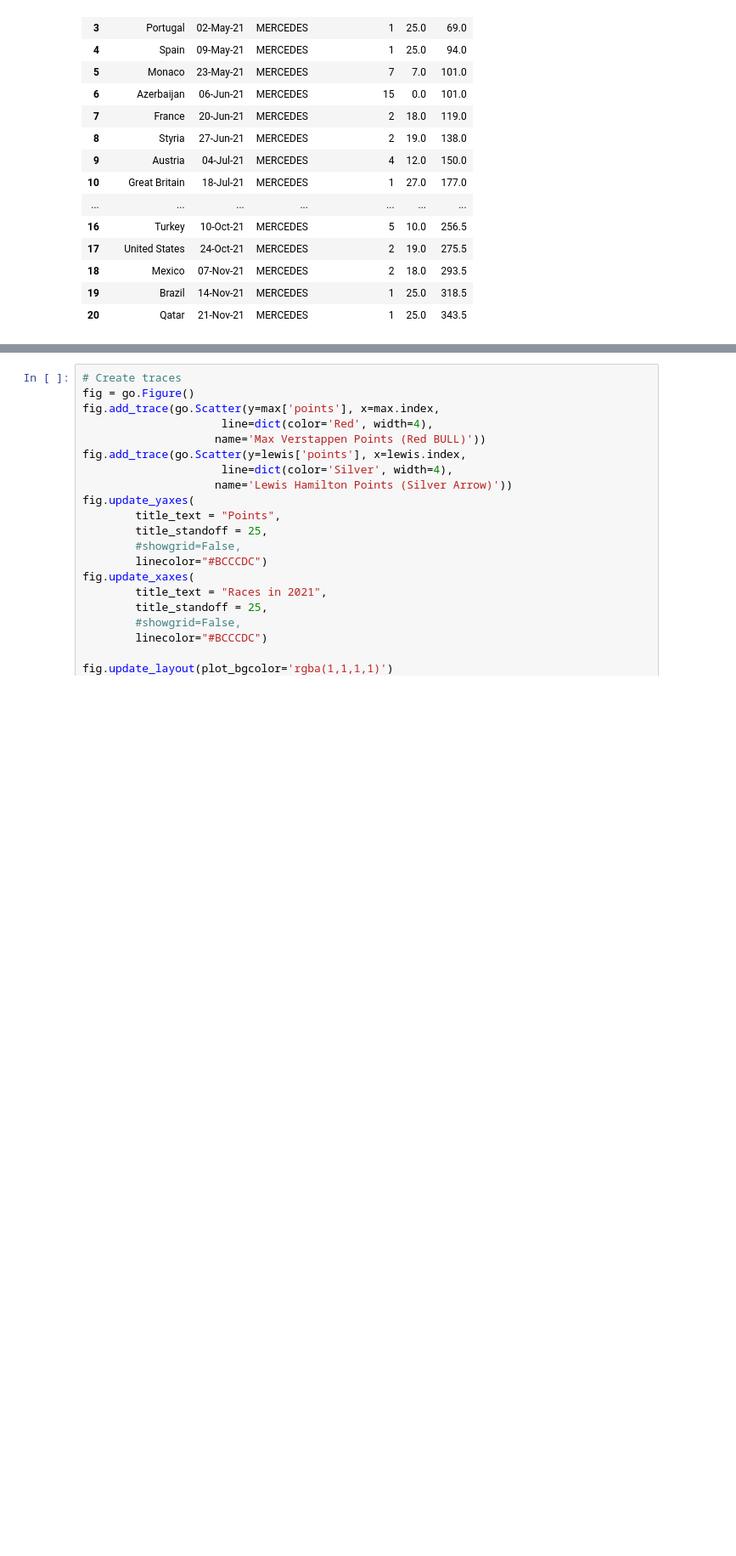
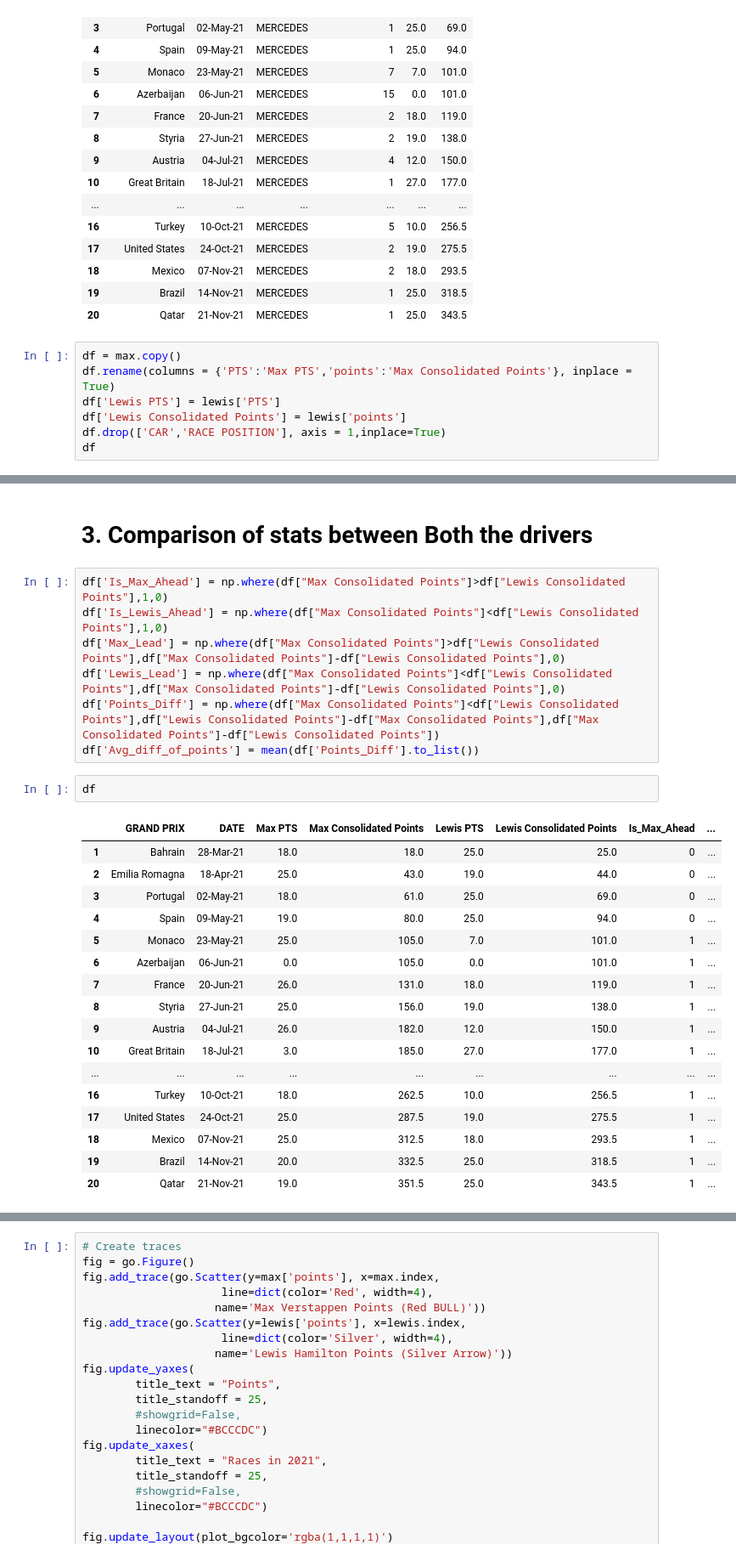
Before and after one commit to anantaoutlook/F1_2021_Champion, a Jupyter notebook: Jupyter File/F1_Champion.ipynb, the cells around one changed output, grey strips where cells are left out. Shown at 85% size. Drawn from its saved outputs; the diff is of its cells as text; blank space fills up the shorter version.

```diff
--- a/Jupyter File/F1_Champion.ipynb
+++ b/Jupyter File/F1_Champion.ipynb
@@ -93,3 +94,10 @@ lewis
 | 18 | Mexico | 07-Nov-21 | MERCEDES | 2 | 18.0 | 293.5 |
 | 19 | Brazil | 14-Nov-21 | MERCEDES | 1 | 25.0 | 318.5 |
 | 20 | Qatar | 21-Nov-21 | MERCEDES | 1 | 25.0 | 343.5 |
+# %%
+df = max.copy()
+df.rename(columns = {'PTS':'Max PTS','points':'Max Consolidated Points'}, inplace = True)
+df['Lewis PTS'] = lewis['PTS']
+df['Lewis Consolidated Points'] = lewis['points']
+df.drop(['CAR','RACE POSITION'], axis = 1,inplace=True)
+df
@@ -95,0 +122,29 @@ lewis
+# %% [markdown]
+# 3. Comparison of stats between Both the drivers
+# %%
+df['Is_Max_Ahead'] = np.where(df["Max Consolidated Points"]>df["Lewis Consolidated Points"],1,0)
+df['Is_Lewis_Ahead'] = np.where(df["Max Consolidated Points"]<df["Lewis Consolidated Points"],1,0)
+df['Max_Lead'] = np.where(df["Max Consolidated Points"]>df["Lewis Consolidated Points"],df["Max Consolidated Points"]-df["Lewis Consolidated Points"],0)
+df['Lewis_Lead'] = np.where(df["Max Consolidated Points"]<df["Lewis Consolidated Points"],df["Max Consolidated Points"]-df["Lewis Consolidated Points"],0)
+df['Points_Diff'] = np.where(df["Max Consolidated Points"]<df["Lewis Consolidated Points"],df["Lewis Consolidated Points"]-df["Max Consolidated Points"],df["Max Consolidated Points"]-df["Lewis Consolidated Points"])
+df['Avg_diff_of_points'] = mean(df['Points_Diff'].to_list())
+# %%
+df
+# %% [output]
+|  | GRAND PRIX | DATE | Max PTS | Max Consolidated Points | Lewis PTS | Lewis Consolidated Points | Is_Max_Ahead | ... |
+| 1 | Bahrain | 28-Mar-21 | 18.0 | 18.0 | 25.0 | 25.0 | 0 | ... |
+| 2 | Emilia Romagna | 18-Apr-21 | 25.0 | 43.0 | 19.0 | 44.0 | 0 | ... |
+| 3 | Portugal | 02-May-21 | 18.0 | 61.0 | 25.0 | 69.0 | 0 | ... |
+| 4 | Spain | 09-May-21 | 19.0 | 80.0 | 25.0 | 94.0 | 0 | ... |
+| 5 | Monaco | 23-May-21 | 25.0 | 105.0 | 7.0 | 101.0 | 1 | ... |
+| 6 | Azerbaijan | 06-Jun-21 | 0.0 | 105.0 | 0.0 | 101.0 | 1 | ... |
+| 7 | France | 20-Jun-21 | 26.0 | 131.0 | 18.0 | 119.0 | 1 | ... |
+| 8 | Styria | 27-Jun-21 | 25.0 | 156.0 | 19.0 | 138.0 | 1 | ... |
+| 9 | Austria | 04-Jul-21 | 26.0 | 182.0 | 12.0 | 150.0 | 1 | ... |
+| 10 | Great Britain | 18-Jul-21 | 3.0 | 185.0 | 27.0 | 177.0 | 1 | ... |
+| ... | ... | ... | ... | ... | ... | ... | ... | ... |
+| 16 | Turkey | 10-Oct-21 | 18.0 | 262.5 | 10.0 | 256.5 | 1 | ... |
+| 17 | United States | 24-Oct-21 | 25.0 | 287.5 | 19.0 | 275.5 | 1 | ... |
+| 18 | Mexico | 07-Nov-21 | 25.0 | 312.5 | 18.0 | 293.5 | 1 | ... |
+| 19 | Brazil | 14-Nov-21 | 20.0 | 332.5 | 25.0 | 318.5 | 1 | ... |
+| 20 | Qatar | 21-Nov-21 | 19.0 | 351.5 | 25.0 | 343.5 | 1 | ... |
```
Also changed, not shown: parts of 11 cells of this notebook, 2 other files.
